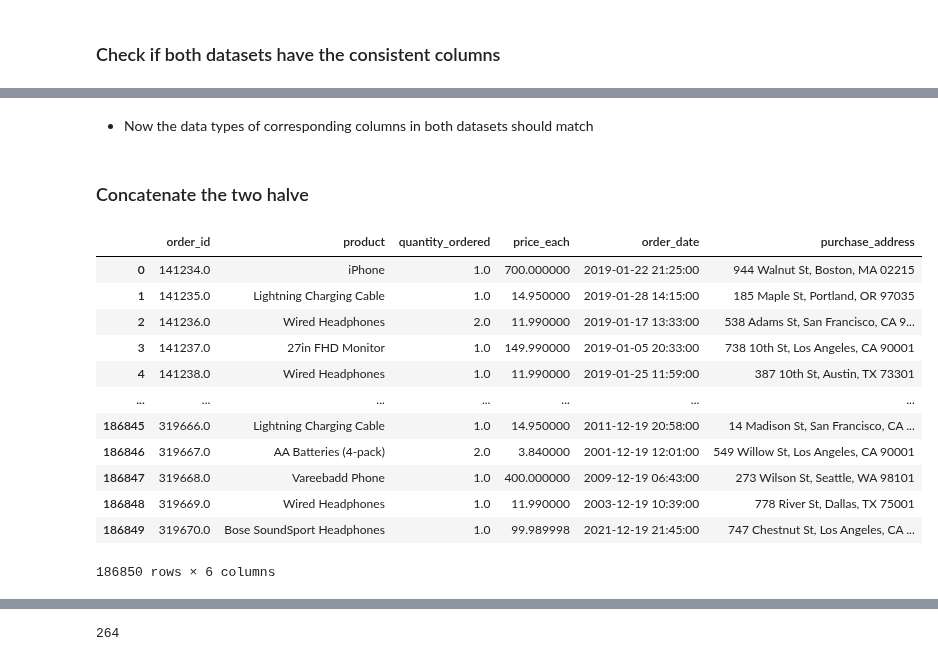
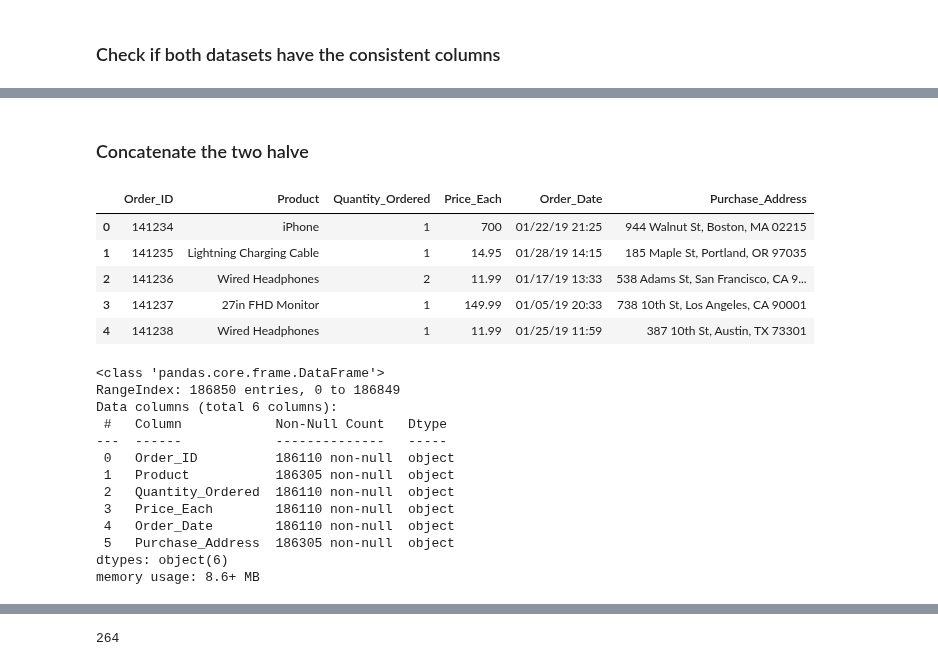
Before and after one commit to pk-aduyaw/Sales-Analysis-with-Power-BI, a Jupyter notebook: Notebook/sales_analysis.ipynb, the cells around one changed output, grey strips where cells are left out. Saved outputs shown, nothing was run; the diff lists cells and outputs as text; code cells hidden in the pictures.

Commit message:
Update half of initial BI solution code

```diff
--- a/Notebook/sales_analysis.ipynb
+++ b/Notebook/sales_analysis.ipynb
@@ -135,0 +150,15 @@ first_half_data = pd.concat(data_frames, ignore_index=True)
+# %%
+# Load environment variables from .env file into a dictionary
+config = dotenv_values("../.env")
+
+# Get the values for the credentials set in the '.env' file
+server = config.get("SERVER")
+database = config.get("DATABASE")
+username = config.get("USERNAME")
+password = config.get("PASSWORD")
+
+# Connection string
+connection_string = f"DRIVER={{ODBC Driver 17 for SQL Server}};SERVER={server};DATABASE={database};UID={username};PWD={password}"
+
+# Establish a connection
+connection = pyodbc.connect(connection_string)
@@ -399,10 +416,7 @@ Index(['Order_ID', 'Product', 'Quantity_Ordered', 'Price_Each', 'Order_Date',
 ### Standardize the Columns
 # %%
 # Rename columns of the first half of the dataset
-first_half_data.columns = ['order_id', 'product', 'quantity_ordered', 'price_each', 'order_date', 'purchase_address']
-
-# Rename columns of the second half of the dataset
-second_half_data.columns = ['order_id', 'product', 'quantity_ordered', 'price_each', 'order_date', 'purchase_address']
+first_half_data.columns = ['Order_ID', 'Product', 'Quantity_Ordered', 'Price_Each', 'Order_Date', 'Purchase_Address']
 # %% [markdown]
 ### Check if both datasets have the consistent columns
 # %%
@@ -447,18 +427,0 @@ dtype: object
-# %%
-# Convert data types in the first dataset to match the second dataset
-
-# Convert 'order_date' to datetime
-
-first_half_data['order_date'] = pd.to_datetime(first_half_data['order_date'], errors='coerce')
-
-# Convert 'quantity_ordered' and 'price_each' to float
-
-
-# Convert 'Price Each' column to numeric
-first_half_data['price_each'] = pd.to_numeric(first_half_data['price_each'], errors='coerce')
-
-# Convert 'Quantity Ordered' column to numeric
-first_half_data['quantity_ordered'] = pd.to_numeric(first_half_data['quantity_ordered'], errors='coerce')
-
-# Convert 'order_id' column in the first dataset to float64
-first_half_data['order_id'] = pd.to_numeric(first_half_data['order_id'], errors='coerce')
@@ -489,24 +428,31 @@ dtype: object
-# %% [markdown]
--  Now the data types of corresponding columns in both datasets should match
 # %% [markdown]
 ### Concatenate the two halve
 # %%
 # Concatenate the two halves along the rows axis
-fully_year_data = pd.concat([first_half_data, second_half_data], ignore_index=True)
+full_year_data = pd.concat([first_half_data, second_half_data], ignore_index=True)
 
 # Display the combined dataset
-fully_year_data
+full_year_data.head()
 # %% [output]
-|  | order_id | product | quantity_ordered | price_each | order_date | purchase_address |
-| 0 | 141234.0 | iPhone | 1.0 | 700.000000 | 2019-01-22 21:25:00 | 944 Walnut St, Boston, MA 02215 |
-| 1 | 141235.0 | Lightning Charging Cable | 1.0 | 14.950000 | 2019-01-28 14:15:00 | 185 Maple St, Portland, OR 97035 |
-| 2 | 141236.0 | Wired Headphones | 2.0 | 11.990000 | 2019-01-17 13:33:00 | 538 Adams St, San Francisco, CA 9... |
-| 3 | 141237.0 | 27in FHD Monitor | 1.0 | 149.990000 | 2019-01-05 20:33:00 | 738 10th St, Los Angeles, CA 90001 |
-| 4 | 141238.0 | Wired Headphones | 1.0 | 11.990000 | 2019-01-25 11:59:00 | 387 10th St, Austin, TX 73301 |
-| ... | ... | ... | ... | ... | ... | ... |
-| 186845 | 319666.0 | Lightning Charging Cable | 1.0 | 14.950000 | 2011-12-19 20:58:00 | 14 Madison St, San Francisco, CA ... |
-| 186846 | 319667.0 | AA Batteries (4-pack) | 2.0 | 3.840000 | 2001-12-19 12:01:00 | 549 Willow St, Los Angeles, CA 90001 |
-| 186847 | 319668.0 | Vareebadd Phone | 1.0 | 400.000000 | 2009-12-19 06:43:00 | 273 Wilson St, Seattle, WA 98101 |
-| 186848 | 319669.0 | Wired Headphones | 1.0 | 11.990000 | 2003-12-19 10:39:00 | 778 River St, Dallas, TX 75001 |
-| 186849 | 319670.0 | Bose SoundSport Headphones | 1.0 | 99.989998 | 2021-12-19 21:45:00 | 747 Chestnut St, Los Angeles, CA ... |
+|  | Order_ID | Product | Quantity_Ordered | Price_Each | Order_Date | Purchase_Address |
+| 0 | 141234 | iPhone | 1 | 700 | 01/22/19 21:25 | 944 Walnut St, Boston, MA 02215 |
+| 1 | 141235 | Lightning Charging Cable | 1 | 14.95 | 01/28/19 14:15 | 185 Maple St, Portland, OR 97035 |
+| 2 | 141236 | Wired Headphones | 2 | 11.99 | 01/17/19 13:33 | 538 Adams St, San Francisco, CA 9... |
+| 3 | 141237 | 27in FHD Monitor | 1 | 149.99 | 01/05/19 20:33 | 738 10th St, Los Angeles, CA 90001 |
+| 4 | 141238 | Wired Headphones | 1 | 11.99 | 01/25/19 11:59 | 387 10th St, Austin, TX 73301 |
-186850 rows × 6 columns
+# %%
+full_year_data.info()
+# %% [output]
+<class 'pandas.core.frame.DataFrame'>
+RangeIndex: 186850 entries, 0 to 186849
+Data columns (total 6 columns):
+ #   Column            Non-Null Count   Dtype
+---  ------            --------------   -----
+ 0   Order_ID          186110 non-null  object
+ 1   Product           186305 non-null  object
+ 2   Quantity_Ordered  186110 non-null  object
+ 3   Price_Each        186110 non-null  object
+ 4   Order_Date        186110 non-null  object
+ 5   Purchase_Address  186305 non-null  object
+dtypes: object(6)
+memory usage: 8.6+ MB
```
Also changed, not shown: parts of 63 cells of this notebook, 7 other files.
